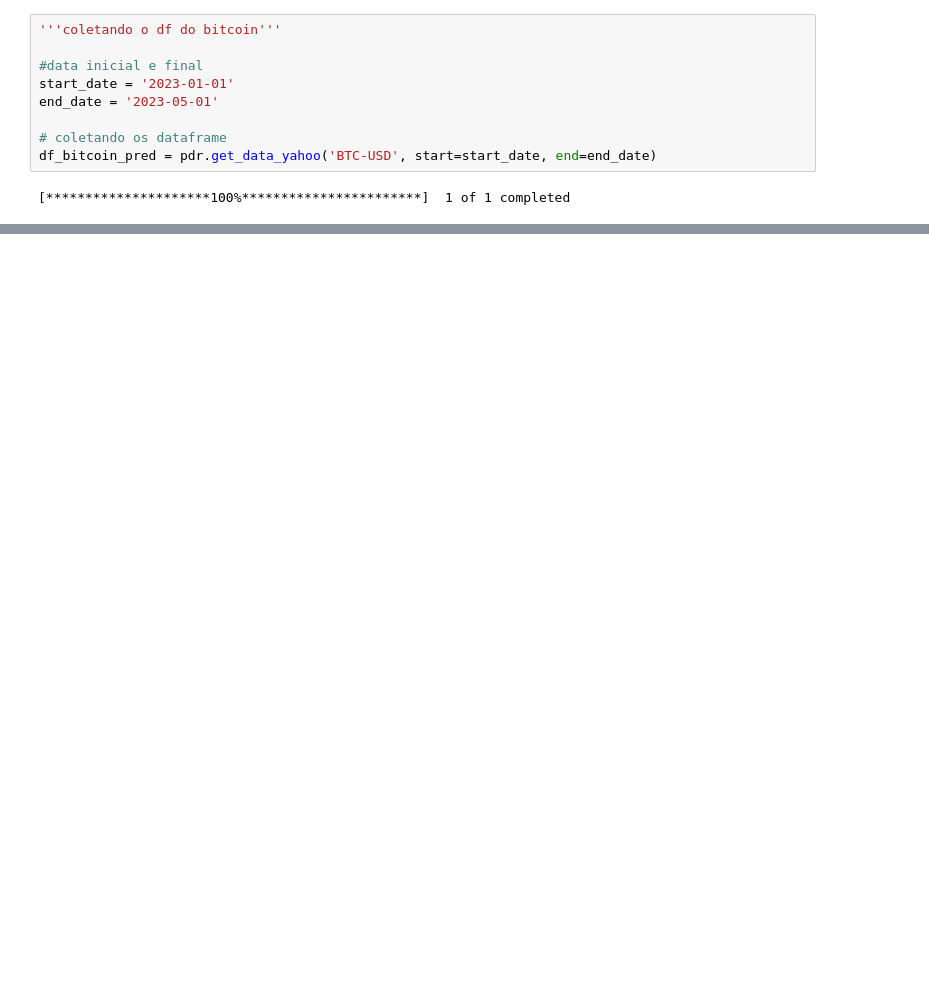
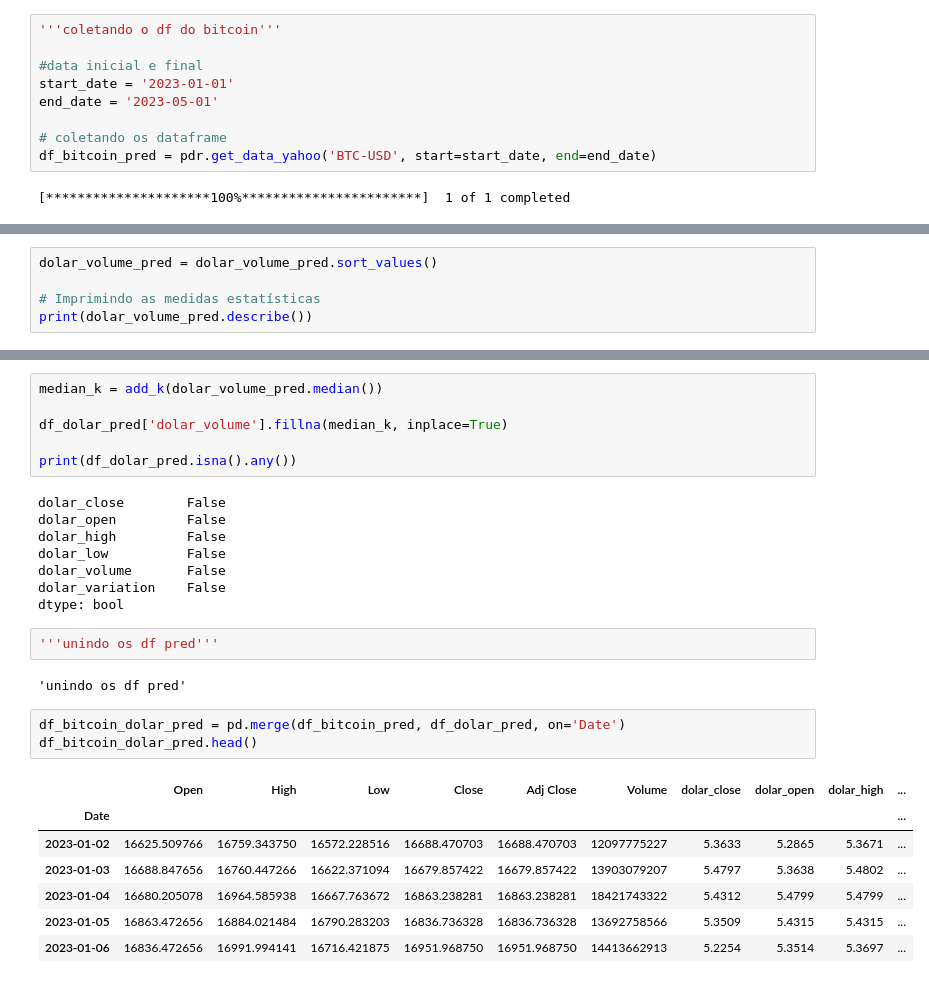
Before and after one commit to Jadeilson08/tcc-data-science, a Jupyter notebook: tcc.ipynb, the cells around one changed output, grey strips where cells are left out. Drawn from its saved outputs; the diff is of its cells as text; blank space fills up the shorter version.

```diff
--- a/tcc.ipynb
+++ b/tcc.ipynb
@@ -535,0 +559,5 @@ df_bitcoin_pred = pdr.get_data_yahoo('BTC-USD', start=start_date, end=end_date)
+# %%
+dolar_volume_pred = dolar_volume_pred.sort_values()
+
+# Imprimindo as medidas estatísticas
+print(dolar_volume_pred.describe())
@@ -535,0 +574,29 @@ df_bitcoin_pred = pdr.get_data_yahoo('BTC-USD', start=start_date, end=end_date)
+# %%
+median_k = add_k(dolar_volume_pred.median())
+
+df_dolar_pred['dolar_volume'].fillna(median_k, inplace=True)
+
+print(df_dolar_pred.isna().any())
+# %% [output]
+dolar_close        False
+dolar_open         False
+dolar_high         False
+dolar_low          False
+dolar_volume       False
+dolar_variation    False
+dtype: bool
+# %%
+'''unindo os df pred'''
+# %% [output]
+'unindo os df pred'
+# %%
+df_bitcoin_dolar_pred = pd.merge(df_bitcoin_pred, df_dolar_pred, on='Date')
+df_bitcoin_dolar_pred.head()
+# %% [output]
+|  | Open | High | Low | Close | Adj Close | Volume | dolar_close | dolar_open | dolar_high | ... |
+| Date |  |  |  |  |  |  |  |  |  | ... |
+| 2023-01-02 | 16625.509766 | 16759.343750 | 16572.228516 | 16688.470703 | 16688.470703 | 12097775227 | 5.3633 | 5.2865 | 5.3671 | ... |
+| 2023-01-03 | 16688.847656 | 16760.447266 | 16622.371094 | 16679.857422 | 16679.857422 | 13903079207 | 5.4797 | 5.3638 | 5.4802 | ... |
+| 2023-01-04 | 16680.205078 | 16964.585938 | 16667.763672 | 16863.238281 | 16863.238281 | 18421743322 | 5.4312 | 5.4799 | 5.4799 | ... |
+| 2023-01-05 | 16863.472656 | 16884.021484 | 16790.283203 | 16836.736328 | 16836.736328 | 13692758566 | 5.3509 | 5.4315 | 5.4315 | ... |
+| 2023-01-06 | 16836.472656 | 16991.994141 | 16716.421875 | 16951.968750 | 16951.968750 | 14413662913 | 5.2254 | 5.3514 | 5.3697 | ... |
```
Also changed, not shown: parts of 11 cells of this notebook.
